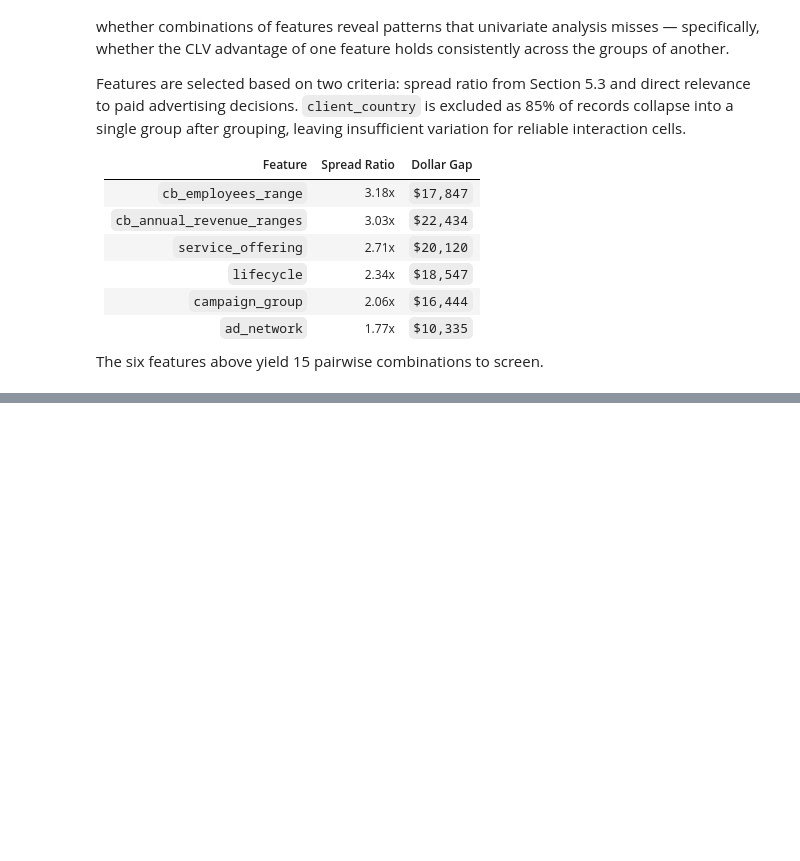
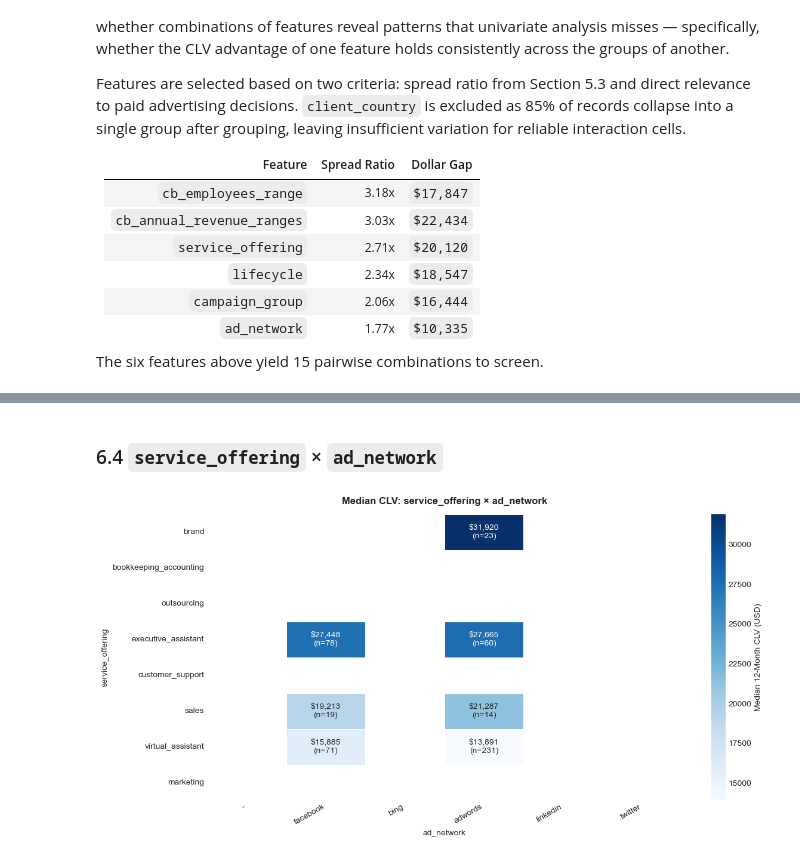
Before and after one commit to christianvibar/mab2134_algo1, a Jupyter notebook: notebooks/01_eda.ipynb, the cells around one changed output, grey strips where cells are left out. Saved outputs shown, nothing was run; the diff lists cells and outputs as text; code cells hidden in the pictures; blank space fills up the shorter version.

```diff
--- a/notebooks/01_eda.ipynb
+++ b/notebooks/01_eda.ipynb
@@ -1396,0 +1479,6 @@ This section is the EDA memo. It synthesizes findings into decisions that carry
+# %% [markdown]
+### 6.4 `service_offering` × `ad_network`
+# %%
+plot_interaction_heatmap(df, 'service_offering', 'ad_network', TARGET)
+# %% [output]
+[figure, added]
```
Also changed, not shown: parts of 23 cells of this notebook.
